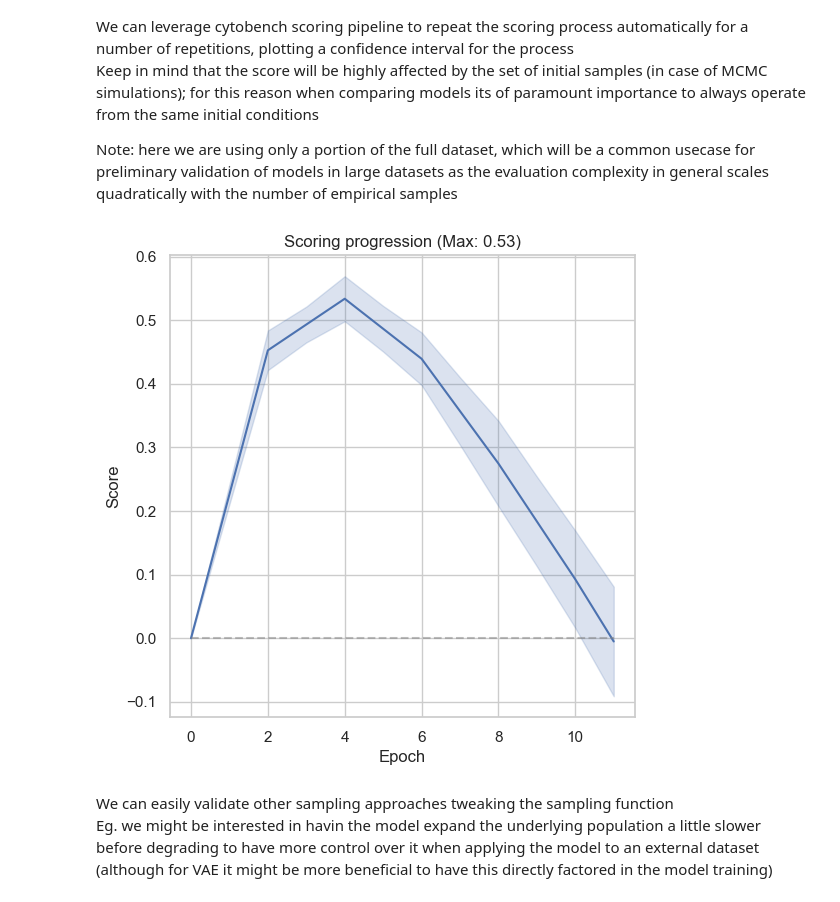
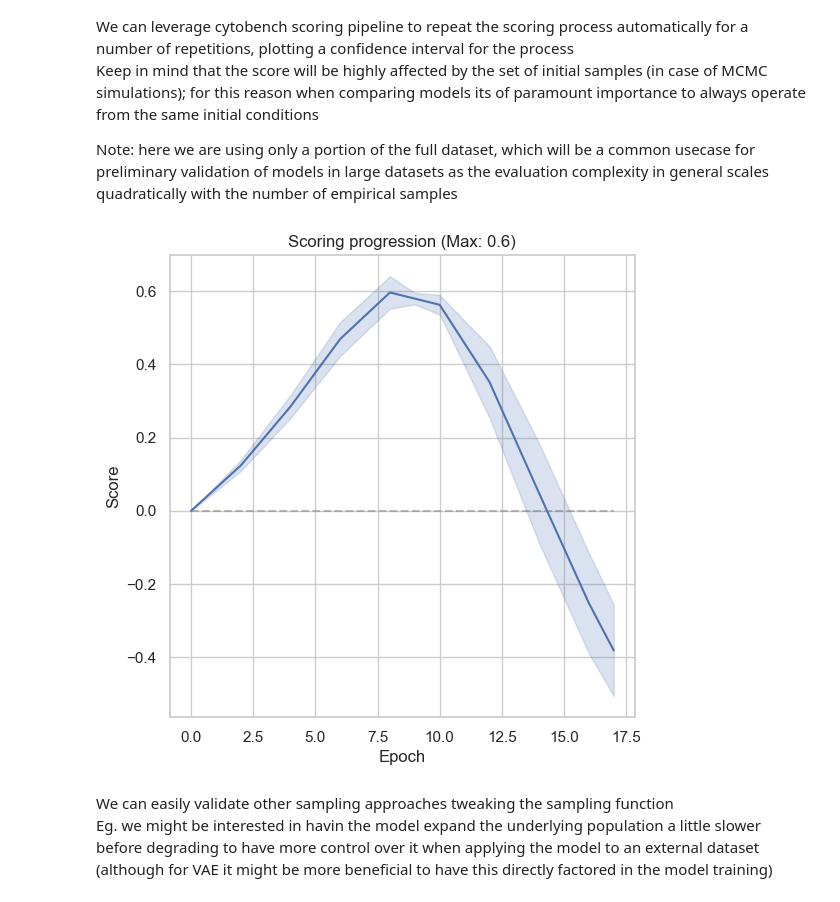
Before and after one commit to lazzaronico/cytobench, a Jupyter notebook: 2 library overview.ipynb, the cells around one changed output. Saved outputs shown, nothing was run; the diff lists cells and outputs as text; code cells hidden in the pictures.

```diff
--- a/2 library overview.ipynb
+++ b/2 library overview.ipynb
@@ -139,7 +139,7 @@ class VAE(tf.keras.Model):
         return self.decoder(self.encoder(inputs).sample())
 # %%
 # initialize a basic Variational Autoencoder with 8 bottleneck units
-model = VAE(input_dim = X.shape[1], layers_units = [64, 16, 4], kl_loss_factor = 1e-2)
+model = VAE(input_dim = X.shape[1], layers_units = [64, 16, 4], kl_loss_factor = 1e-3)
 
 # train using 60/40 train/validation split
 training_mask = np.random.rand(len(X)) < 0.6
@@ -281,22 +281,22 @@ Note: here we are using only a portion of the full dataset, which will be a comm
 # %%
 # bootstrap the scoring pipeline 5 times, computing score on 20% of the considered data
 scores = np.array([
-    cytobench.score_model(sample_fn, X[cells_mask], approx_p=.2, n_iterations=12, score_every_n=2)
+    cytobench.score_model(sample_fn, X[cells_mask], approx_p=.2, n_iterations=18, score_every_n=2)
     for i in range(5)
 ])
 
 # import to dataframe for ease of plotting
 df = pd.DataFrame(scores).melt(var_name='Epoch', value_name='Score')
 
 # lineplot with sd and highlight null score
 plt.figure(figsize=(figsize, figsize))
 sns.lineplot(data=df, x='Epoch', y='Score', errorbar='sd')
 plt.hlines(0, 0, df['Epoch'].max(), color='grey', alpha=.5, linestyles='--')
 
 plt.title(f'Scoring progression (Max: {np.round(scores.mean(axis=0).max(), 2)})')
 plt.show()
 # %% [output]
-[figure, old version]
+[figure, new version]
 # %% [markdown]
 We can easily validate other sampling approaches tweaking the sampling function
 Eg. we might be interested in havin the model expand the underlying population a little slower before degrading to have more control over it when applying the model to an external dataset (although for VAE it might be more beneficial to have this directly factored in the model training)
```
Also changed, not shown: parts of 15 cells of this notebook, 1 other file.
